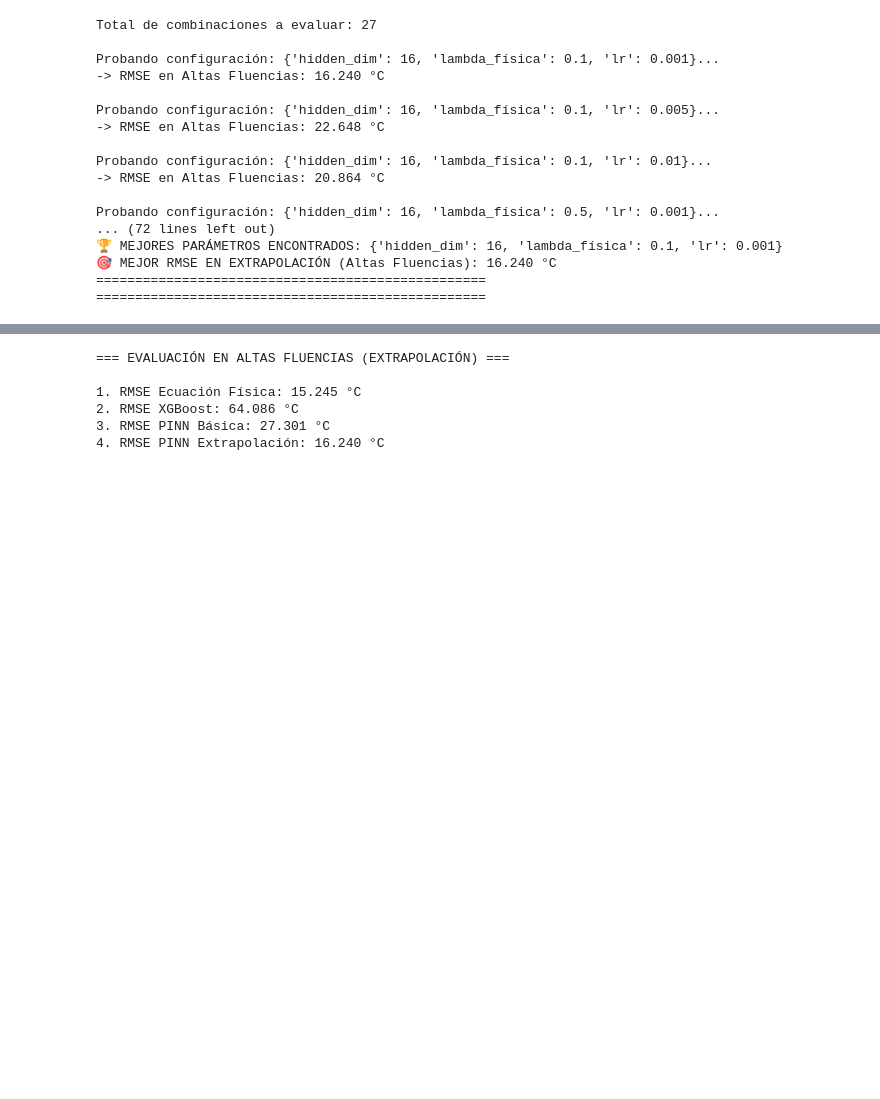
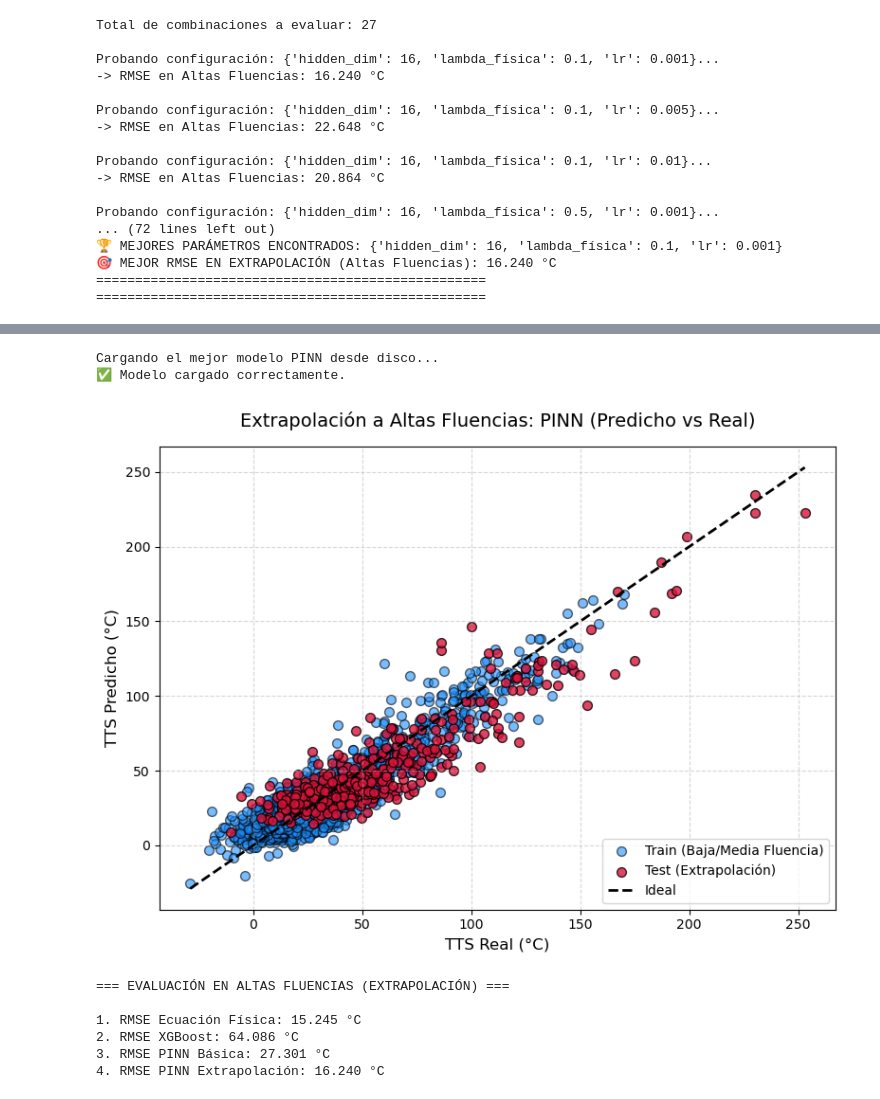
Before and after one commit to sammartinm/Fragilizacion-de-Aceros-de-Vasijas-Nucleares-Usando-PINNs-Informadas-por-la-Fisica, a Jupyter notebook: notebooks/05_PINN_Extrapolacion_Altas_Fluencias.ipynb, the cells around one changed output, grey strips where cells are left out. Saved outputs shown, nothing was run; the diff lists cells and outputs as text; code cells hidden in the pictures; blank space fills up the shorter version.

Commit message:
diferentes colores

```diff
--- a/notebooks/05_PINN_Extrapolacion_Altas_Fluencias.ipynb
+++ b/notebooks/05_PINN_Extrapolacion_Altas_Fluencias.ipynb
@@ -261,3 +259,70 @@ Modelo PINN de Extrapolación guardado correctamente en: ../models/05_pinn_extra
+# %%
+print("Cargando el mejor modelo PINN desde disco...")
+
+# Instanciamos la arquitectura con los mejores parámetros
+mejor_modelo = PINNEmbrittlement(
+    input_dim=len(caracteristicas),
+    hidden_dim=16,
+    num_layers=3,
+    activation=nn.SiLU,
+    preprocessor=scaler_completo
+)
+
+# Cargamos los pesos
+ruta_modelo_05 = "../models/05_pinn_extrapolacion.pth"
+mejor_modelo.load_state_dict(torch.load(ruta_modelo_05, weights_only=True))
+mejor_modelo.eval() # Modo evaluación
+
+print("✅ Modelo cargado correctamente.")
+
+with torch.no_grad():
+    # 1. Predecimos sobre Train y Test
+    preds_train_scaled = mejor_modelo(X_train_tensor).numpy()
+    preds_test_scaled = mejor_modelo(X_test_tensor).numpy()
+
+# 2. Desescalamos para tener grados Celsius
+# (Ajusta el índice 6 si 'TTS' tiene otro índice en tu scaler_completo)
+mean_y = scaler_completo.mean_[6]
+scale_y = scaler_completo.scale_[6]
+
+preds_train_real = (preds_train_scaled * scale_y) + mean_y
+preds_test_real = (preds_test_scaled * scale_y) + mean_y
+
+# 3. Obtenemos los valores reales (eje X)
+y_train_real = train_df[target].values.reshape(-1, 1)
+y_test_real = test_df[target].values.reshape(-1, 1)
+
+plt.figure(figsize=(8, 6))
+
+# Dibujar TRAIN (ej. azul)
+plt.scatter(y_train_real, preds_train_real,
+            color='dodgerblue', alpha=0.6, edgecolors='k', s=50,
+            label='Train (Baja/Media Fluencia)')
+
+# Dibujar TEST (ej. rojo)
+plt.scatter(y_test_real, preds_test_real,
+            color='crimson', alpha=0.8, edgecolors='k', s=50,
+            label='Test (Extrapolación)')
+
+# Línea Ideal (x = y) calculada sobre TODOS los datos
+min_val = min(y_train_real.min(), preds_train_real.min(), y_test_real.min(), preds_test_real.min())
+max_val = max(y_train_real.max(), preds_train_real.max(), y_test_real.max(), preds_test_real.max())
+
+plt.plot([min_val, max_val], [min_val, max_val],
+         color='black', linestyle='--', linewidth=2, label='Ideal')
+
+# Formateo de la figura
+plt.title('Extrapolación a Altas Fluencias: PINN (Predicho vs Real)', fontsize=14, pad=15)
+plt.xlabel('TTS Real (°C)', fontsize=12)
+plt.ylabel('TTS Predicho (°C)', fontsize=12)
+plt.grid(True, linestyle='--', alpha=0.5)
+plt.legend(loc='lower right')
+plt.tight_layout()
+plt.show()
+# %% [output]
+Cargando el mejor modelo PINN desde disco...
+✅ Modelo cargado correctamente.
+[figure, added]
 # %%
 from src.learning.models import BaselineXGBoost, PINNEmbrittlement
 import matplotlib.pyplot as plt
```
Also changed, not shown: parts of 2 cells of this notebook, 12 other files.
